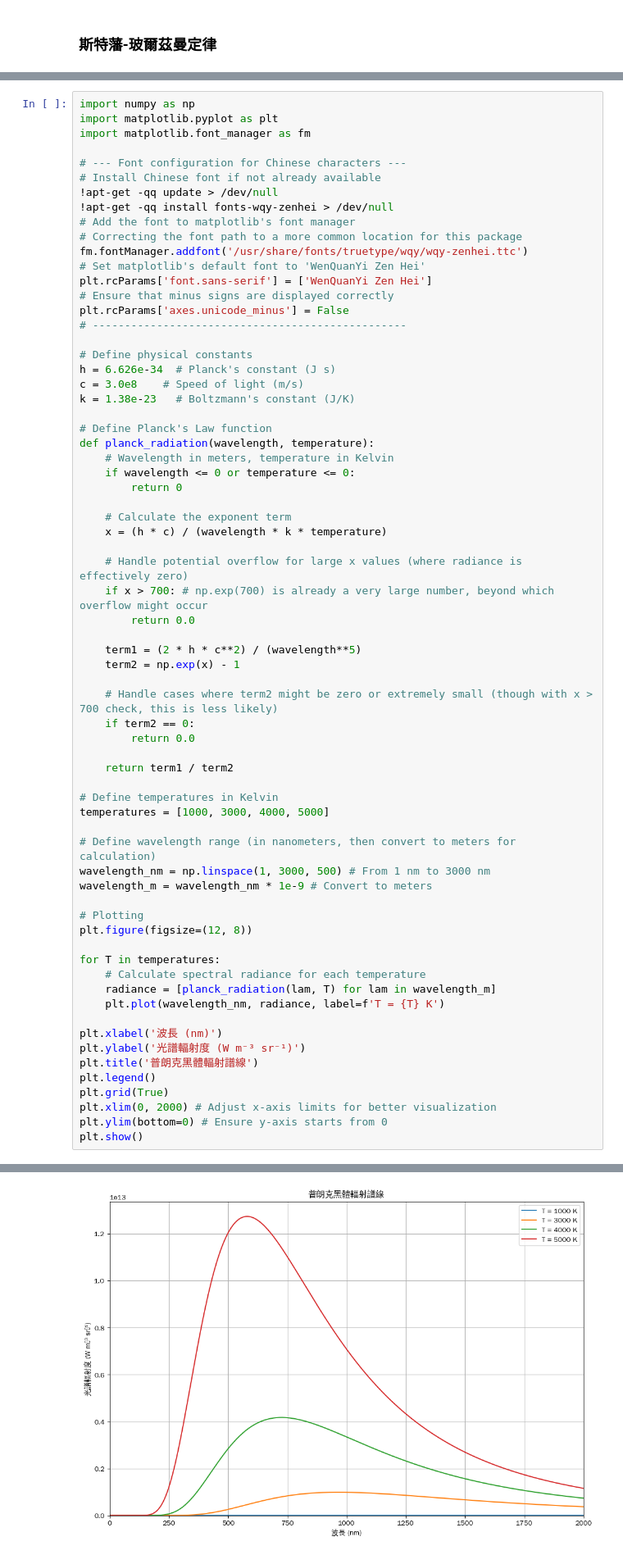
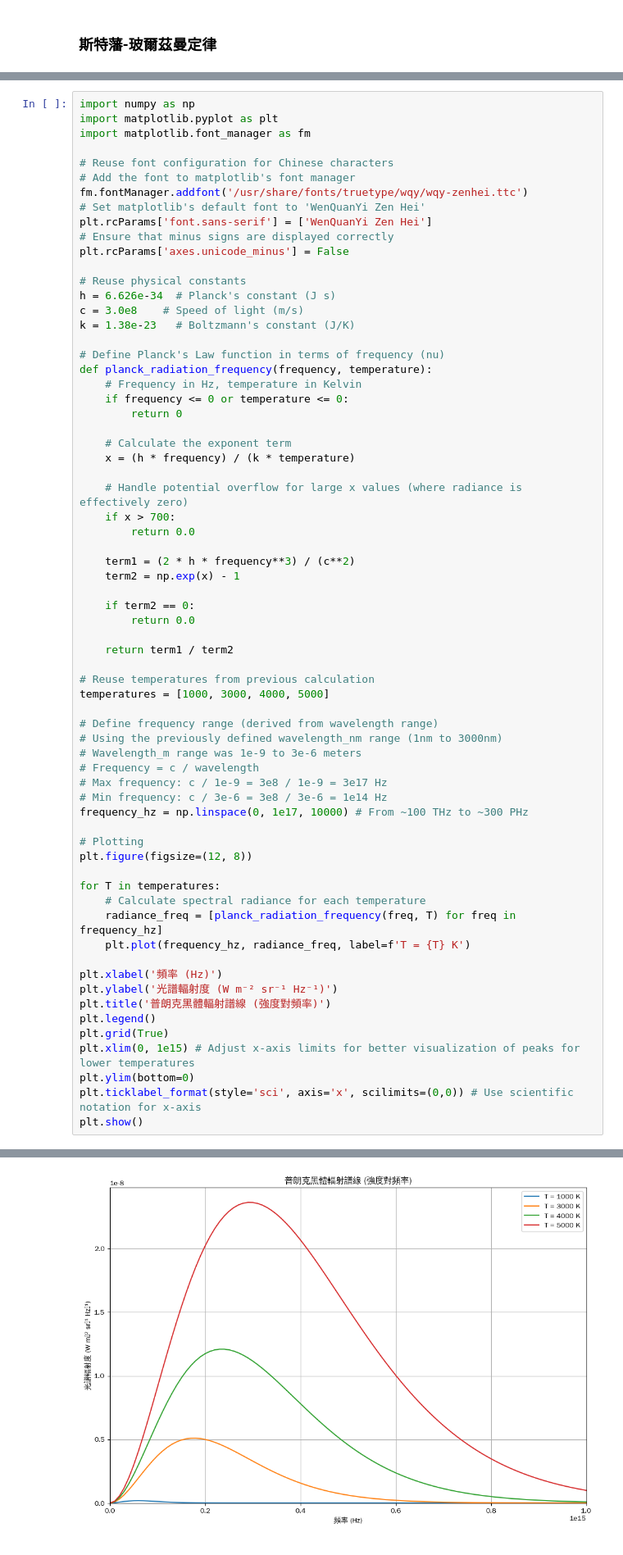
Before and after one commit to twyeh/solid-state-physics, a Jupyter notebook: 普郎克黑體輻射譜線.ipynb, the cells around one changed output, grey strips where cells are left out. Shown at 82% size. Saved outputs shown, nothing was run; the diff lists cells and outputs as text.

```diff
--- a/普郎克黑體輻射譜線.ipynb
+++ b/普郎克黑體輻射譜線.ipynb
@@ -32,67 +105,66 @@ import numpy as np
 import matplotlib.pyplot as plt
 import matplotlib.font_manager as fm
 
-# --- Font configuration for Chinese characters ---
-# Install Chinese font if not already available
-!apt-get -qq update > /dev/null
-!apt-get -qq install fonts-wqy-zenhei > /dev/null
+# Reuse font configuration for Chinese characters
 # Add the font to matplotlib's font manager
-# Correcting the font path to a more common location for this package
 fm.fontManager.addfont('/usr/share/fonts/truetype/wqy/wqy-zenhei.ttc')
 # Set matplotlib's default font to 'WenQuanYi Zen Hei'
 plt.rcParams['font.sans-serif'] = ['WenQuanYi Zen Hei']
 # Ensure that minus signs are displayed correctly
 plt.rcParams['axes.unicode_minus'] = False
-# -------------------------------------------------
 
-# Define physical constants
+# Reuse physical constants
 h = 6.626e-34  # Planck's constant (J s)
 c = 3.0e8    # Speed of light (m/s)
 k = 1.38e-23   # Boltzmann's constant (J/K)
 
-# Define Planck's Law function
-def planck_radiation(wavelength, temperature):
-    # Wavelength in meters, temperature in Kelvin
-    if wavelength <= 0 or temperature <= 0:
+# Define Planck's Law function in terms of frequency (nu)
+def planck_radiation_frequency(frequency, temperature):
+    # Frequency in Hz, temperature in Kelvin
+    if frequency <= 0 or temperature <= 0:
         return 0
 
     # Calculate the exponent term
-    x = (h * c) / (wavelength * k * temperature)
+    x = (h * frequency) / (k * temperature)
 
     # Handle potential overflow for large x values (where radiance is effectively zero)
-    if x > 700: # np.exp(700) is already a very large number, beyond which overflow might occur
+    if x > 700:
         return 0.0
 
-    term1 = (2 * h * c**2) / (wavelength**5)
+    term1 = (2 * h * frequency**3) / (c**2)
     term2 = np.exp(x) - 1
 
-    # Handle cases where term2 might be zero or extremely small (though with x > 700 check, this is less likely)
     if term2 == 0:
         return 0.0
 
     return term1 / term2
 
-# Define temperatures in Kelvin
+# Reuse temperatures from previous calculation
 temperatures = [1000, 3000, 4000, 5000]
 
-# Define wavelength range (in nanometers, then convert to meters for calculation)
-wavelength_nm = np.linspace(1, 3000, 500) # From 1 nm to 3000 nm
-wavelength_m = wavelength_nm * 1e-9 # Convert to meters
+# Define frequency range (derived from wavelength range)
+# Using the previously defined wavelength_nm range (1nm to 3000nm)
+# Wavelength_m range was 1e-9 to 3e-6 meters
+# Frequency = c / wavelength
+# Max frequency: c / 1e-9 = 3e8 / 1e-9 = 3e17 Hz
+# Min frequency: c / 3e-6 = 3e8 / 3e-6 = 1e14 Hz
+frequency_hz = np.linspace(0, 1e17, 10000) # From ~100 THz to ~300 PHz
 
 # Plotting
 plt.figure(figsize=(12, 8))
 
 for T in temperatures:
     # Calculate spectral radiance for each temperature
-    radiance = [planck_radiation(lam, T) for lam in wavelength_m]
-    plt.plot(wavelength_nm, radiance, label=f'T = {T} K')
+    radiance_freq = [planck_radiation_frequency(freq, T) for freq in frequency_hz]
+    plt.plot(frequency_hz, radiance_freq, label=f'T = {T} K')
 
-plt.xlabel('波長 (nm)')
-plt.ylabel('光譜輻射度 (W m⁻³ sr⁻¹)')
-plt.title('普朗克黑體輻射譜線')
+plt.xlabel('頻率 (Hz)')
+plt.ylabel('光譜輻射度 (W m⁻² sr⁻¹ Hz⁻¹)')
+plt.title('普朗克黑體輻射譜線 (強度對頻率)')
 plt.legend()
 plt.grid(True)
-plt.xlim(0, 2000) # Adjust x-axis limits for better visualization
-plt.ylim(bottom=0) # Ensure y-axis starts from 0
+plt.xlim(0, 1e15) # Adjust x-axis limits for better visualization of peaks for lower temperatures
+plt.ylim(bottom=0)
+plt.ticklabel_format(style='sci', axis='x', scilimits=(0,0)) # Use scientific notation for x-axis
 plt.show()
 # %% [output]
@@ -100 +171 @@ W: Skipping acquire of configured file 'main/source/Sources' as repository 'http
-[figure, old version]
+[figure, new version]
```
Also changed, not shown: parts of 3 cells of this notebook.
